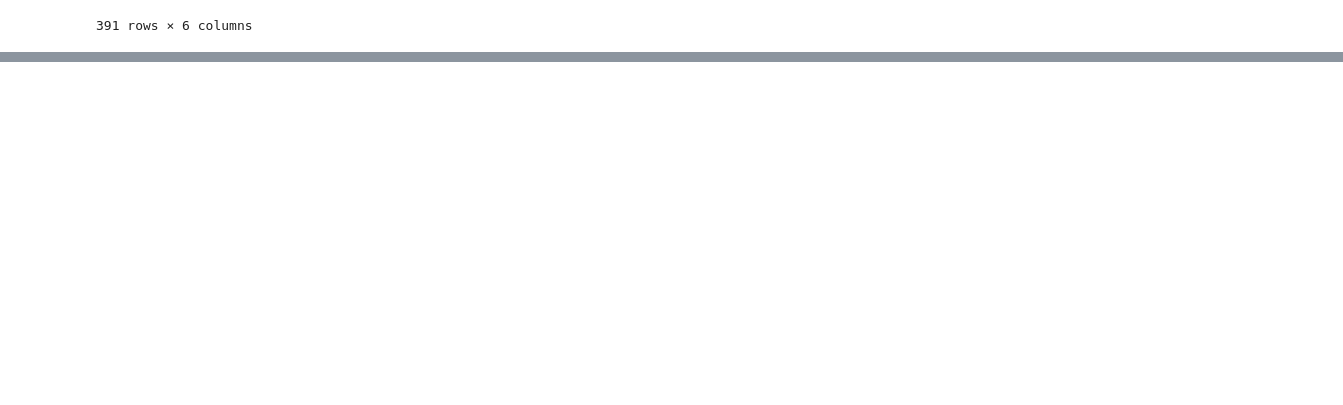
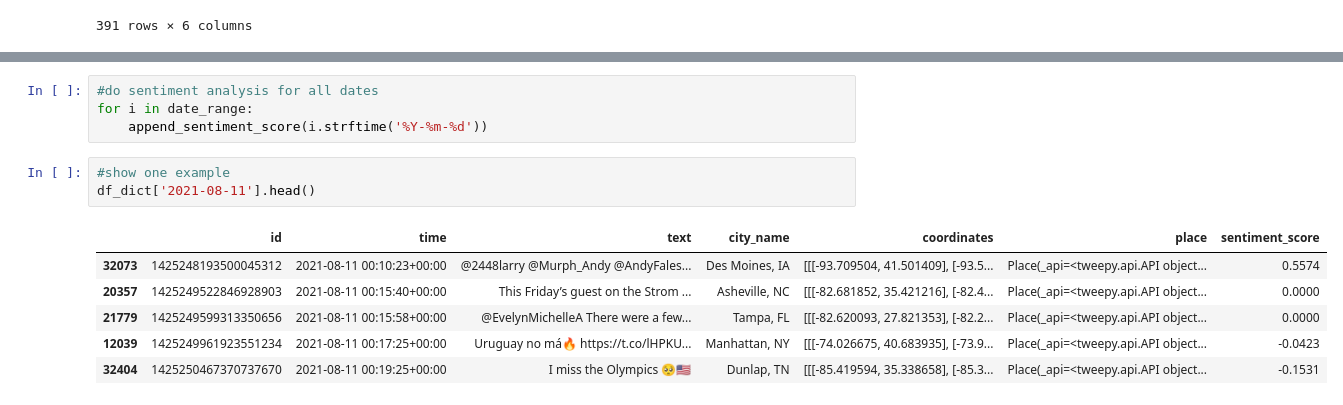
Before and after one commit to lingchensanwen/tweetTokyo, a Jupyter notebook: Preprocessing.ipynb, the cells around one changed output, grey strips where cells are left out. Cells and saved outputs as stored; diff of their text form; blank space fills up the shorter version.

Commit message:
add sentiment analysis

```diff
--- a/Preprocessing.ipynb
+++ b/Preprocessing.ipynb
@@ -104,0 +126,14 @@ df_dict['2021-07-19']
+# %%
+#do sentiment analysis for all dates
+for i in date_range:
+    append_sentiment_score(i.strftime('%Y-%m-%d'))
+# %%
+#show one example
+df_dict['2021-08-11'].head()
+# %% [output]
+|  | id | time | text | city_name | coordinates | place | sentiment_score |
+| 32073 | 1425248193500045312 | 2021-08-11 00:10:23+00:00 | @2448larry @Murph_Andy @AndyFales... | Des Moines, IA | [[[-93.709504, 41.501409], [-93.5... | Place(_api=<tweepy.api.API object... | 0.5574 |
+| 20357 | 1425249522846928903 | 2021-08-11 00:15:40+00:00 | This Friday’s guest on the Strom ... | Asheville, NC | [[[-82.681852, 35.421216], [-82.4... | Place(_api=<tweepy.api.API object... | 0.0000 |
+| 21779 | 1425249599313350656 | 2021-08-11 00:15:58+00:00 | @EvelynMichelleA There were a few... | Tampa, FL | [[[-82.620093, 27.821353], [-82.2... | Place(_api=<tweepy.api.API object... | 0.0000 |
+| 12039 | 1425249961923551234 | 2021-08-11 00:17:25+00:00 | Uruguay no má🔥 https://t.co/lHPKU... | Manhattan, NY | [[[-74.026675, 40.683935], [-73.9... | Place(_api=<tweepy.api.API object... | -0.0423 |
+| 32404 | 1425250467370737670 | 2021-08-11 00:19:25+00:00 | I miss the Olympics 🥺🇺🇸 | Dunlap, TN | [[[-85.419594, 35.338658], [-85.3... | Place(_api=<tweepy.api.API object... | -0.1531 |
```
Also changed, not shown: parts of 12 cells of this notebook.
